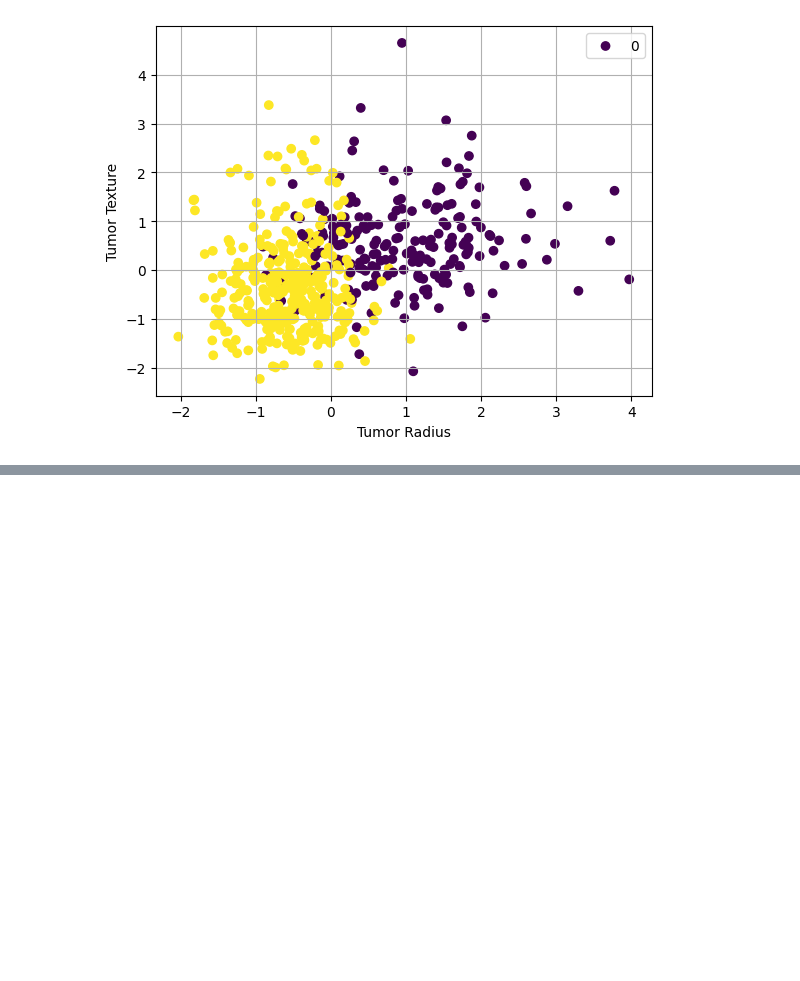
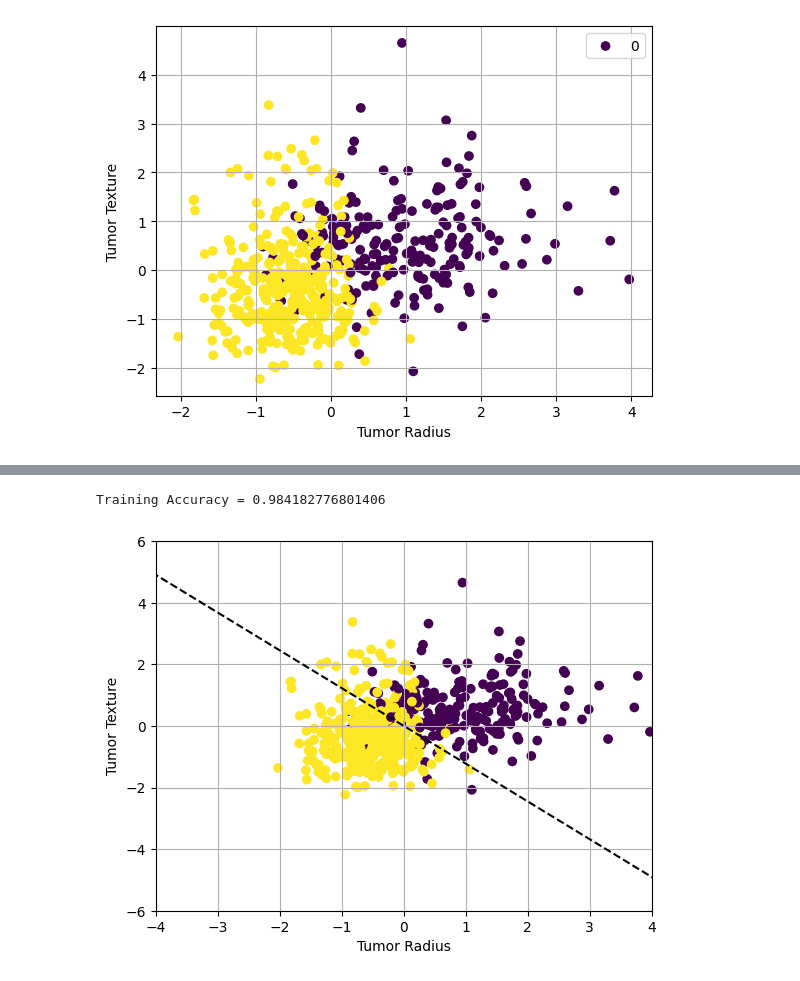
Before and after one commit to danielrawlins21/DataScience, a Jupyter notebook: Demo_cancer.ipynb, the cells around one changed output, grey strips where cells are left out. Drawn from its saved outputs; the diff is of its cells as text; code cells hidden in the pictures; blank space fills up the shorter version.

```diff
--- a/Demo_cancer.ipynb
+++ b/Demo_cancer.ipynb
@@ -34,0 +73,23 @@ plt.show()
+# %%
+# Train model with alpha_star
+model_star = linear_model.SGDClassifier(loss='hinge', penalty='l2', alpha=alpha_star)
+model_trained = model_star.fit(X,y)
+print('Training Accuracy =', model_trained.score(X,y))
+# Training Accuracy = 0.9806678383128296
+# %% [output]
+Training Accuracy = 0.984182776801406
+# %%
+# Plot decision boundary of trained model
+slope = model_trained.coef_[0,1]/-model_trained.coef_[0,0]
+x1 = np.arange(-10,10,0.5)
+y1 = slope*x1
+plt.scatter(X[:, 0], X[:, 1], c=y, cmap='viridis')
+plt.plot(x1,y1,'--k')
+plt.xlim(-4,4)
+plt.ylim(-6,6)
+plt.xlabel('Tumor Radius')
+plt.ylabel('Tumor Texture')
+plt.grid(True)
+plt.show()
+# %% [output]
+[figure, added]
```
Also changed, not shown: parts of 5 cells of this notebook.
